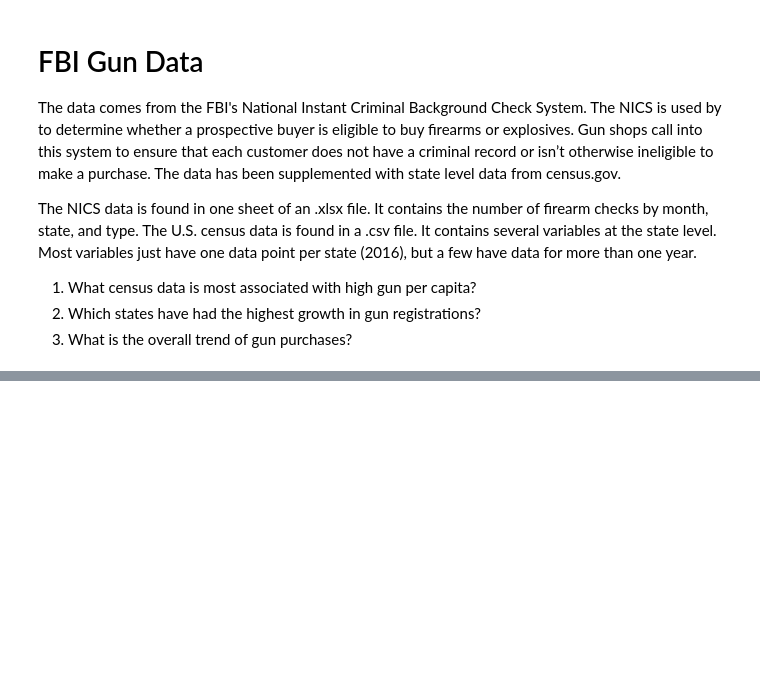
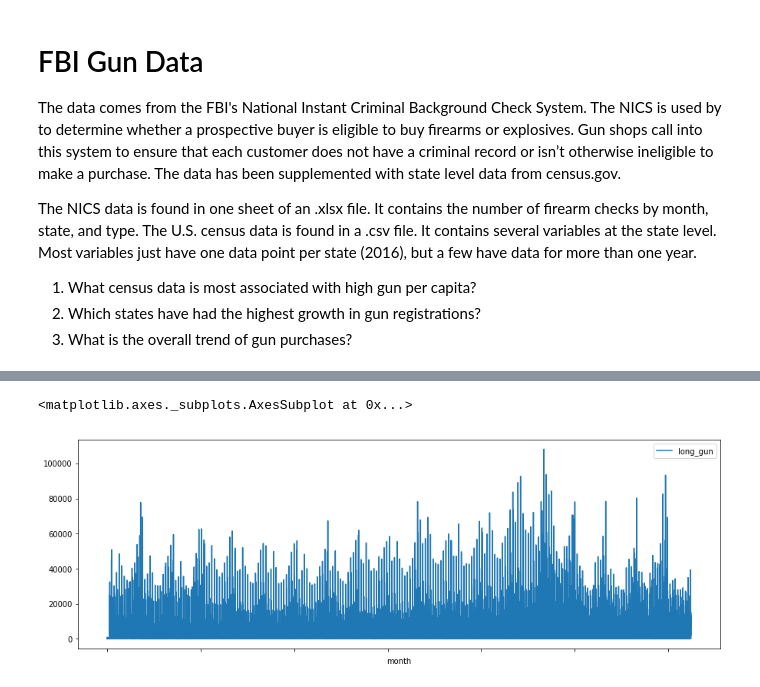
Before and after one commit to xchwan/FBI_Gun_Data_Analysis, a Jupyter notebook: Data_Analysis_Project_gun_data.ipynb, the cells around one changed output, grey strips where cells are left out. Saved outputs shown, nothing was run; the diff lists cells and outputs as text; code cells hidden in the pictures; blank space fills up the shorter version.

```diff
--- a/Data_Analysis_Project_gun_data.ipynb
+++ b/Data_Analysis_Project_gun_data.ipynb
@@ -44,0 +84,6 @@ US_Census_Data.head()
+# %%
+time_vs_long_gun = gun_data.groupby(['month','state'], as_index = False)['long_gun'].sum()
+time_vs_long_gun.plot(x='month',kind='line', figsize=(15,5))
+# %% [output]
+<matplotlib.axes._subplots.AxesSubplot at 0x...>
+[figure, added]
```
Also changed, not shown: parts of 14 cells of this notebook.
